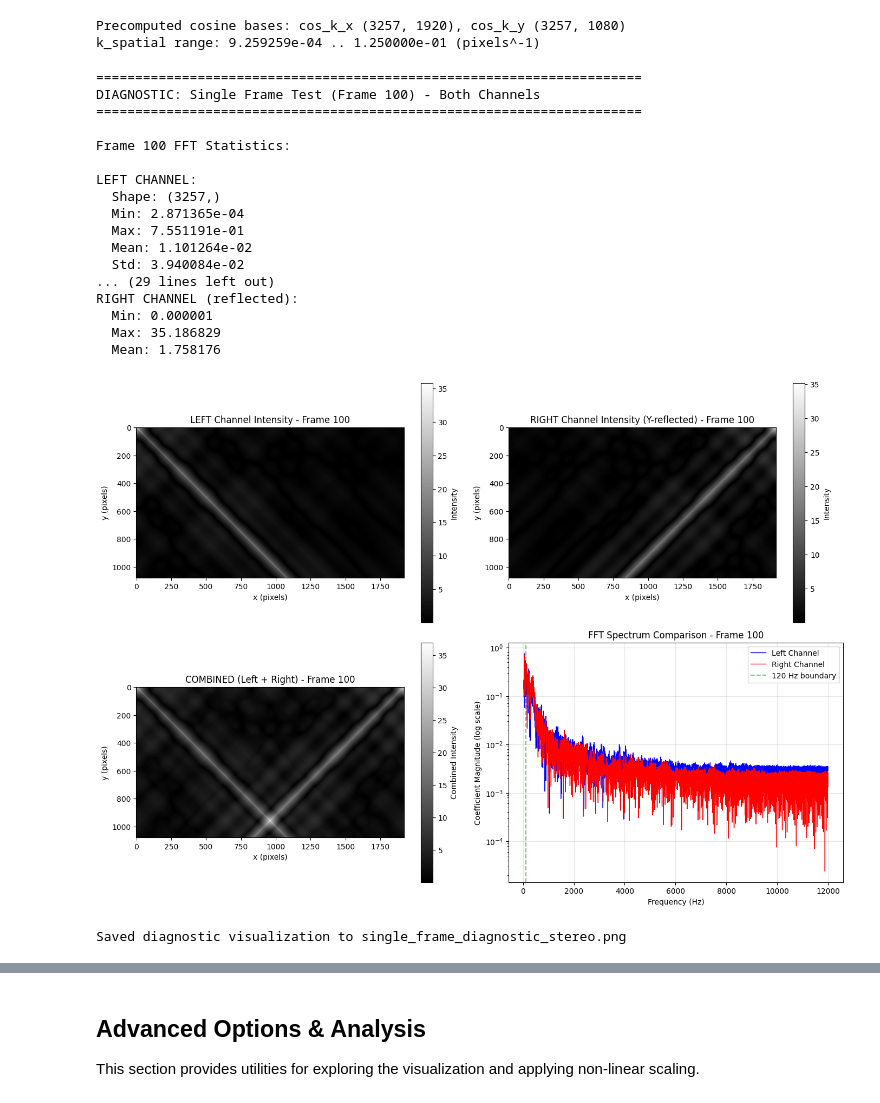
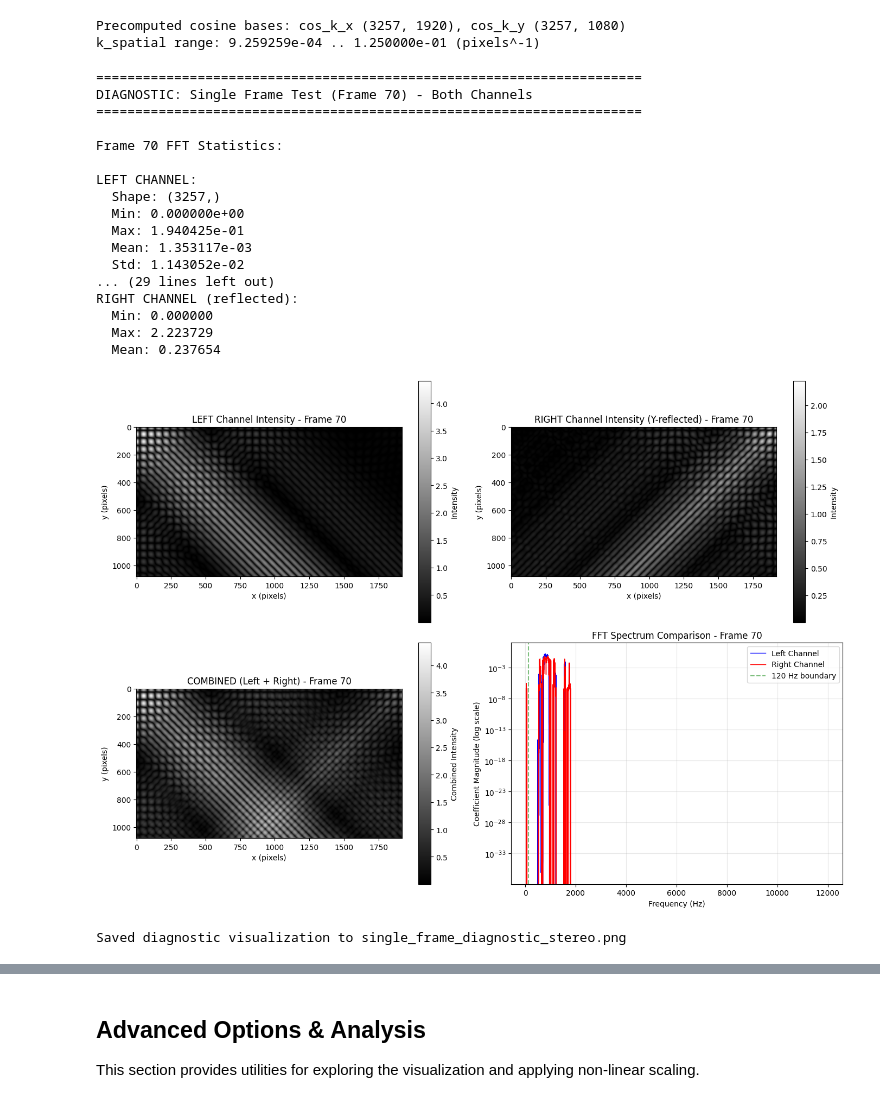
Before and after one commit to jeremyrestes/auviz, a Jupyter notebook: cartesian_ai_vis.ipynb, the cells around one changed output, grey strips where cells are left out. Saved outputs shown, nothing was run; the diff lists cells and outputs as text; code cells hidden in the pictures.

```diff
--- a/cartesian_ai_vis.ipynb
+++ b/cartesian_ai_vis.ipynb
@@ -18,9 +18,10 @@ warnings.filterwarnings('ignore')
 # ============================================================================
 
 # audio_path = 'pitch_rise.wav'
-# audio_path = 'c3 16 441.wav'
+# audio_path = 'jeuxdeau.wav'
 # audio_path = '230212_2022_high_inthe_sky.wav'
-audio_path = '240703_1912_soybean_machine.wav'
+# audio_path = '240703_1912_soybean_machine.wav'
+audio_path = 'tracks/Rise.wav'
 audio_data, sr = sf.read(audio_path)
 
 # Keep stereo if available, otherwise duplicate mono to stereo
@@ -565,8 +740,8 @@ print("STRATEGY: Contrast Rescaling & Compression (Both Channels)")
 print("=" * 70)
 
 C = 20.0
-compression_threshold = 0.4
-compression_factor = 0.8
+compression_threshold = 0.7
+compression_factor = 0.5
 
 fft_array_left = apply_contrast_and_compression(fft_array_left, "LEFT CHANNEL", C=C, compression_threshold=compression_threshold, compression_factor=compression_factor)
 fft_array_right = apply_contrast_and_compression(fft_array_right, "RIGHT CHANNEL", C=C, compression_threshold=compression_threshold, compression_factor=compression_factor)
@@ -736,7 +907,7 @@ k_spatial range: 9.259259e-04 .. 1.250000e-01 (pixels^-1)
 # ============================================================================
 
 # Pick a frame to inspect (0 to num_frames-1)
-test_frame_idx = 100
+test_frame_idx = 70
 
 print("=" * 70)
 print(f"DIAGNOSTIC: Single Frame Test (Frame {test_frame_idx}) - Both Channels")
@@ -825,43 +996,43 @@ im = ax.imshow(intensity_combined, cmap='gray', origin='upper')
 ax.set_xlabel('x (pixels)')
 ax.set_ylabel('y (pixels)')
 ax.set_title(f'COMBINED (Left + Right) - Frame {test_frame_idx}')
 plt.colorbar(im, ax=ax, label='Combined Intensity')
 
 # Plot 4: FFT spectra comparison
 ax = axes[1, 1]
 ax.semilogy(freqs_used, coeffs_left, 'b-', linewidth=1, label='Left Channel')
 ax.semilogy(freqs_used, coeffs_right, 'r-', linewidth=1, label='Right Channel')
 ax.set_xlabel('Frequency (Hz)')
 ax.set_ylabel('Coefficient Magnitude (log scale)')
 ax.set_title(f'FFT Spectrum Comparison - Frame {test_frame_idx}')
 ax.grid(True, alpha=0.3)
 ax.axvline(f_mid, color='g', linestyle='--', alpha=0.5, label='120 Hz boundary')
 ax.legend()
 
 plt.tight_layout()
 # plt.savefig('single_frame_diagnostic_stereo.png', dpi=100, bbox_inches='tight')
 plt.show()
 
 print(f"\nSaved diagnostic visualization to single_frame_diagnostic_stereo.png")
 # %% [output]
 ======================================================================
-DIAGNOSTIC: Single Frame Test (Frame 100) - Both Channels
+DIAGNOSTIC: Single Frame Test (Frame 70) - Both Channels
 ======================================================================
 
-Frame 100 FFT Statistics:
+Frame 70 FFT Statistics:
 
 LEFT CHANNEL:
   Shape: (3257,)
-  Min: 2.871365e-04
-  Max: 7.551191e-01
-  Mean: 1.101264e-02
-  Std: 3.940084e-02
+  Min: 0.000000e+00
+  Max: 1.940425e-01
+  Mean: 1.353117e-03
+  Std: 1.143052e-02
 ... (29 lines left out)
 RIGHT CHANNEL (reflected):
-  Min: 0.000001
-  Max: 35.186829
-  Mean: 1.758176
+  Min: 0.000000
+  Max: 2.223729
+  Mean: 0.237654
-[figure, old version]
+[figure, new version]
 Saved diagnostic visualization to single_frame_diagnostic_stereo.png
 # %%
 # ============================================================================
```
Also changed, not shown: parts of 13 cells of this notebook.
